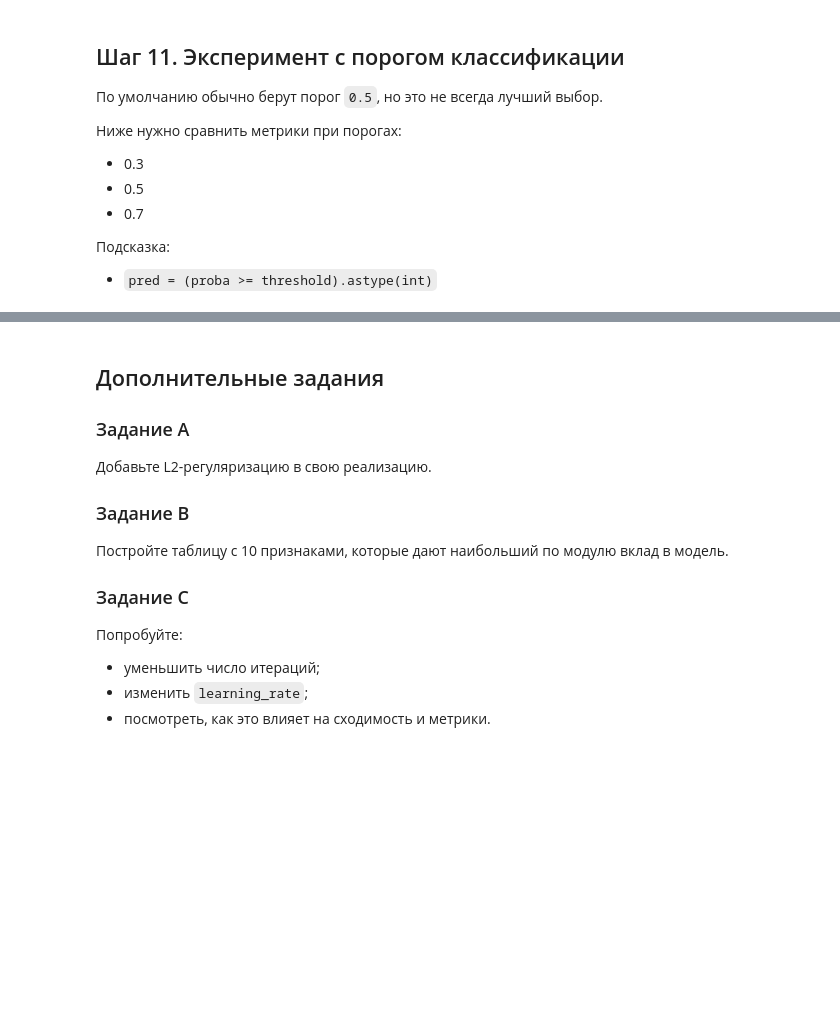
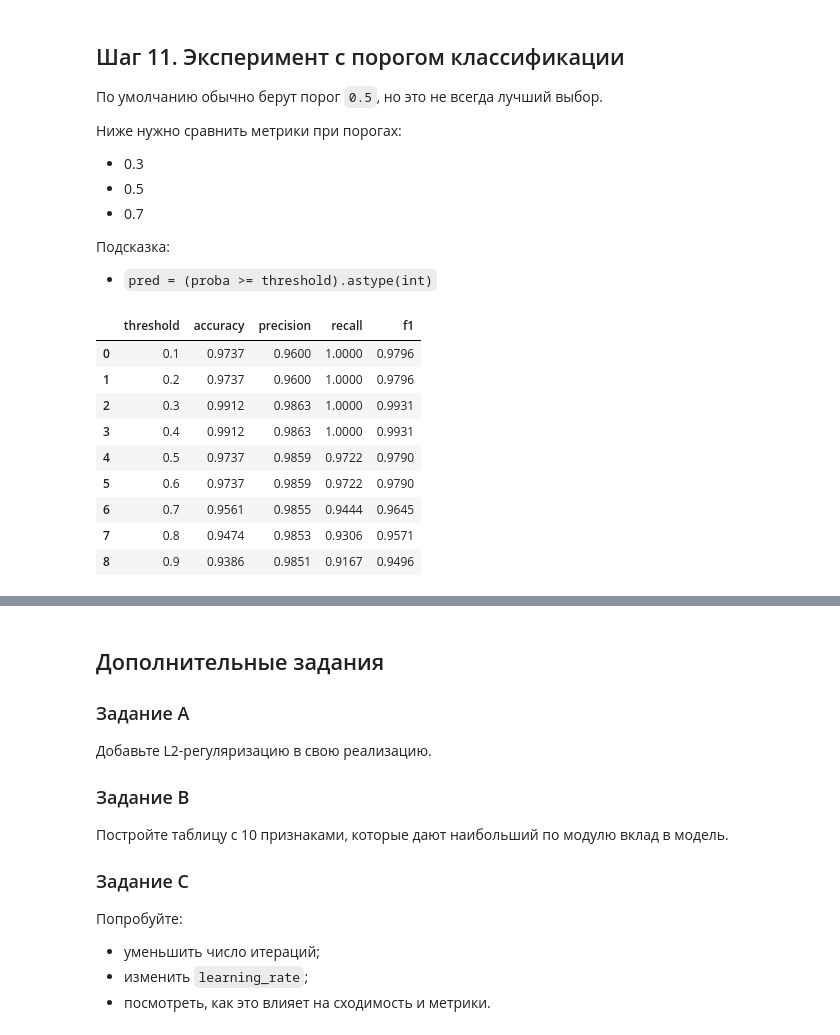
Before and after one commit to kirilyin/hwXX_, a Jupyter notebook: hw05_log_reg/logreg_practice_student.ipynb, the cells around one changed output, grey strips where cells are left out. Saved outputs shown, nothing was run; the diff lists cells and outputs as text; code cells hidden in the pictures; blank space fills up the shorter version.

```diff
--- a/hw05_log_reg/logreg_practice_student.ipynb
+++ b/hw05_log_reg/logreg_practice_student.ipynb
@@ -422,21 +480,33 @@ display(coef_comparison.sort_values("abs_diff", ascending=False).head(10))
 Подсказка:
 - `pred = (proba >= threshold).astype(int)`
 # %%
-thresholds = [0.3, 0.5, 0.7]
+thresholds = [0.1,0.2,0.3,0.4, 0.5,0.6, 0.7,0.8,0.9]
 rows = []
 
 for threshold in thresholds:
-    # YOUR CODE HERE
-    pred_thr = ...
+
+    my_pred_proba = my_model.predict_proba(X_test_scaled)
+    pred_thr = (my_pred_proba >= threshold).astype(int)
     rows.append({
         "threshold": threshold,
-        "accuracy": ...,
-        "precision": ...,
-        "recall": ...,
-        "f1": ...,
+        "accuracy": accuracy_score(y_test, pred_thr),
+        "precision": precision_score(y_test, pred_thr),
+        "recall": recall_score(y_test, pred_thr),
+        "f1": f1_score(y_test, pred_thr),
     })
 
 pd.DataFrame(rows).round(4)
+# %% [output]
+|  | threshold | accuracy | precision | recall | f1 |
+| 0 | 0.1 | 0.9737 | 0.9600 | 1.0000 | 0.9796 |
+| 1 | 0.2 | 0.9737 | 0.9600 | 1.0000 | 0.9796 |
+| 2 | 0.3 | 0.9912 | 0.9863 | 1.0000 | 0.9931 |
+| 3 | 0.4 | 0.9912 | 0.9863 | 1.0000 | 0.9931 |
+| 4 | 0.5 | 0.9737 | 0.9859 | 0.9722 | 0.9790 |
+| 5 | 0.6 | 0.9737 | 0.9859 | 0.9722 | 0.9790 |
+| 6 | 0.7 | 0.9561 | 0.9855 | 0.9444 | 0.9645 |
+| 7 | 0.8 | 0.9474 | 0.9853 | 0.9306 | 0.9571 |
+| 8 | 0.9 | 0.9386 | 0.9851 | 0.9167 | 0.9496 |
 # %% [markdown]
 ## Финальные вопросы для ответа текстом
 
```
Also changed, not shown: parts of 10 cells of this notebook.
